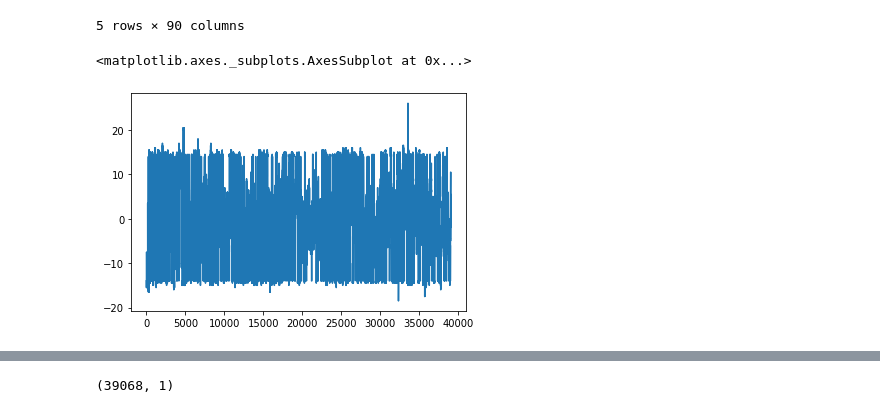
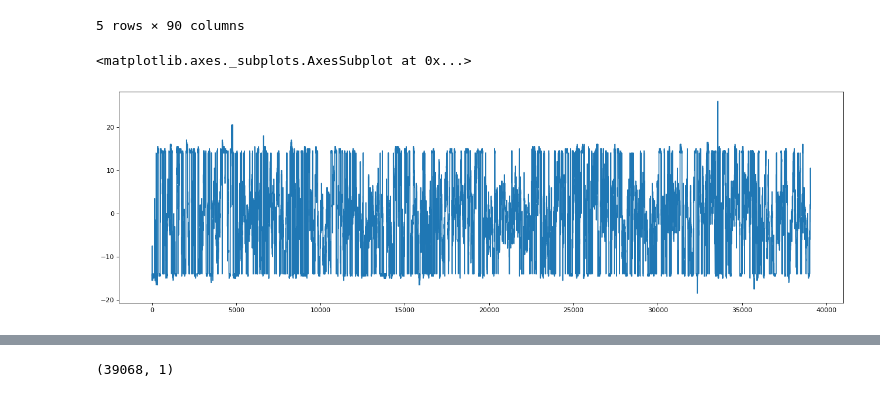
Before and after one commit to htsnet/automacao-de-negocios, a Jupyter notebook: Automacao_de_Negocios.ipynb, the cells around one changed output, grey strips where cells are left out. Cells and saved outputs as stored; diff of their text form; code cells hidden in the pictures.

```diff
--- a/Automacao_de_Negocios.ipynb
+++ b/Automacao_de_Negocios.ipynb
@@ -58,9 +59,11 @@ historic.head()
 | 3 | 9604 | 11:03:18 | 11:19:46 | 00:16:28 | 02/01/2019 | 3872.0 | 3858.0 | 0.0 | 14.0 | 2 | ... |
 | 4 | 9605 | 11:04:39 | 11:19:46 | 00:15:07 | 02/01/2019 | 3872.0 | 3858.0 | 0.0 | 14.0 | 2 | ... |
 5 rows × 90 columns
-# %%
-#conhecendo a série temporal do arquivo
-historic['Saldo Trade'].plot()
-# %% [output]
-<matplotlib.axes._subplots.AxesSubplot at 0x...>
-[figure, removed]
+# %%
+#conhecendo a série temporal do arquivo (saldo trade)
+# o gráfico apresenta cada linha do arquivo como uma entrada e o saldo (positivo ou negativo) de cada linha
+figure(num=None, figsize=(20, 6), dpi=80, facecolor='w', edgecolor='k')
+historic['Saldo Trade'].plot()
+# %% [output]
+<matplotlib.axes._subplots.AxesSubplot at 0x...>
+[figure, added]
```
Also changed, not shown: parts of 4 cells of this notebook.
